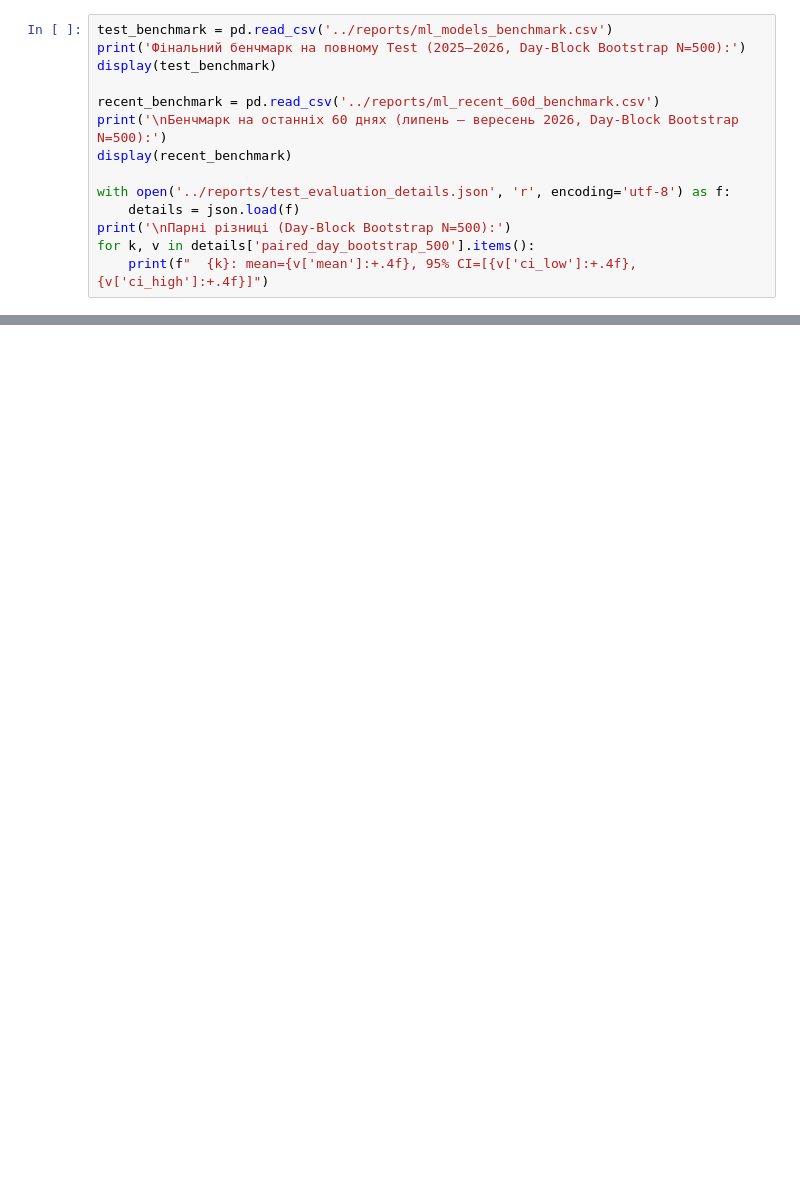
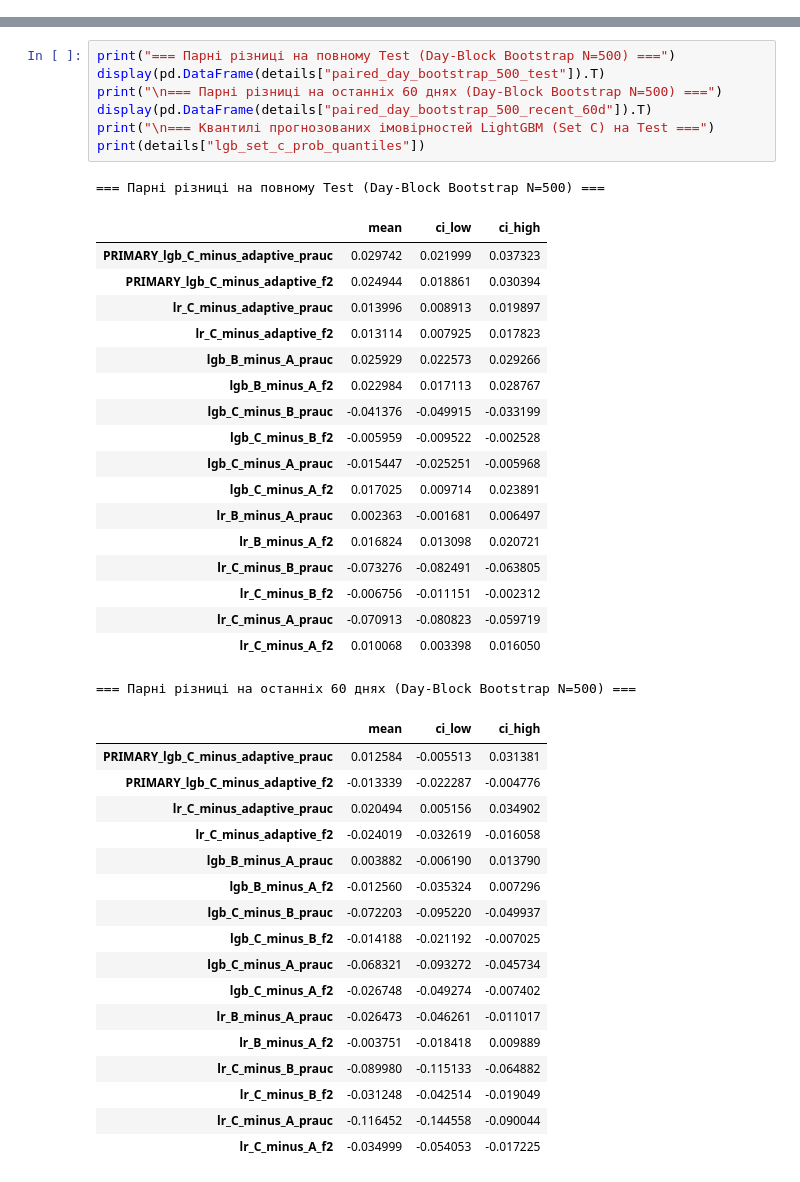
Before and after one commit to Yaroo-a/ukrainian-air-raid-sirens-analysis, a Jupyter notebook: notebooks/05_ml_forecasting_experiment.ipynb, the cells around one changed output, grey strips where cells are left out. Cells and saved outputs as stored; diff of their text form; blank space fills up the shorter version.

```diff
--- a/notebooks/05_ml_forecasting_experiment.ipynb
+++ b/notebooks/05_ml_forecasting_experiment.ipynb
@@ -72,14 +0,0 @@ display(Image('../reports/figures/09_threshold_tuning_f2.png'))
-# %%
-test_benchmark = pd.read_csv('../reports/ml_models_benchmark.csv')
-print('Фінальний бенчмарк на повному Test (2025–2026, Day-Block Bootstrap N=500):')
-display(test_benchmark)
-
-recent_benchmark = pd.read_csv('../reports/ml_recent_60d_benchmark.csv')
-print('\nБенчмарк на останніх 60 днях (липень – вересень 2026, Day-Block Bootstrap N=500):')
-display(recent_benchmark)
-
-with open('../reports/test_evaluation_details.json', 'r', encoding='utf-8') as f:
-    details = json.load(f)
-print('\nПарні різниці (Day-Block Bootstrap N=500):')
-for k, v in details['paired_day_bootstrap_500'].items():
-    print(f"  {k}: mean={v['mean']:+.4f}, 95% CI=[{v['ci_low']:+.4f}, {v['ci_high']:+.4f}]")
@@ -148,0 +69,44 @@ display(Image('../reports/figures/11_feature_importance_lightgbm.png'))
+# %%
+print("=== Парні різниці на повному Test (Day-Block Bootstrap N=500) ===")
+display(pd.DataFrame(details["paired_day_bootstrap_500_test"]).T)
+print("\n=== Парні різниці на останніх 60 днях (Day-Block Bootstrap N=500) ===")
+display(pd.DataFrame(details["paired_day_bootstrap_500_recent_60d"]).T)
+print("\n=== Квантилі прогнозованих імовірностей LightGBM (Set C) на Test ===")
+print(details["lgb_set_c_prob_quantiles"])
+# %% [output]
+=== Парні різниці на повному Test (Day-Block Bootstrap N=500) ===
+|  | mean | ci_low | ci_high |
+| PRIMARY_lgb_C_minus_adaptive_prauc | 0.029742 | 0.021999 | 0.037323 |
+| PRIMARY_lgb_C_minus_adaptive_f2 | 0.024944 | 0.018861 | 0.030394 |
+| lr_C_minus_adaptive_prauc | 0.013996 | 0.008913 | 0.019897 |
+| lr_C_minus_adaptive_f2 | 0.013114 | 0.007925 | 0.017823 |
+| lgb_B_minus_A_prauc | 0.025929 | 0.022573 | 0.029266 |
+| lgb_B_minus_A_f2 | 0.022984 | 0.017113 | 0.028767 |
+| lgb_C_minus_B_prauc | -0.041376 | -0.049915 | -0.033199 |
+| lgb_C_minus_B_f2 | -0.005959 | -0.009522 | -0.002528 |
+| lgb_C_minus_A_prauc | -0.015447 | -0.025251 | -0.005968 |
+| lgb_C_minus_A_f2 | 0.017025 | 0.009714 | 0.023891 |
+| lr_B_minus_A_prauc | 0.002363 | -0.001681 | 0.006497 |
+| lr_B_minus_A_f2 | 0.016824 | 0.013098 | 0.020721 |
+| lr_C_minus_B_prauc | -0.073276 | -0.082491 | -0.063805 |
+| lr_C_minus_B_f2 | -0.006756 | -0.011151 | -0.002312 |
+| lr_C_minus_A_prauc | -0.070913 | -0.080823 | -0.059719 |
+| lr_C_minus_A_f2 | 0.010068 | 0.003398 | 0.016050 |
+=== Парні різниці на останніх 60 днях (Day-Block Bootstrap N=500) ===
+|  | mean | ci_low | ci_high |
+| PRIMARY_lgb_C_minus_adaptive_prauc | 0.012584 | -0.005513 | 0.031381 |
+| PRIMARY_lgb_C_minus_adaptive_f2 | -0.013339 | -0.022287 | -0.004776 |
+| lr_C_minus_adaptive_prauc | 0.020494 | 0.005156 | 0.034902 |
+| lr_C_minus_adaptive_f2 | -0.024019 | -0.032619 | -0.016058 |
+| lgb_B_minus_A_prauc | 0.003882 | -0.006190 | 0.013790 |
+| lgb_B_minus_A_f2 | -0.012560 | -0.035324 | 0.007296 |
+| lgb_C_minus_B_prauc | -0.072203 | -0.095220 | -0.049937 |
+| lgb_C_minus_B_f2 | -0.014188 | -0.021192 | -0.007025 |
+| lgb_C_minus_A_prauc | -0.068321 | -0.093272 | -0.045734 |
+| lgb_C_minus_A_f2 | -0.026748 | -0.049274 | -0.007402 |
+| lr_B_minus_A_prauc | -0.026473 | -0.046261 | -0.011017 |
+| lr_B_minus_A_f2 | -0.003751 | -0.018418 | 0.009889 |
+| lr_C_minus_B_prauc | -0.089980 | -0.115133 | -0.064882 |
+| lr_C_minus_B_f2 | -0.031248 | -0.042514 | -0.019049 |
+| lr_C_minus_A_prauc | -0.116452 | -0.144558 | -0.090044 |
+| lr_C_minus_A_f2 | -0.034999 | -0.054053 | -0.017225 |
```
Also changed, not shown: parts of 24 cells of this notebook, 25 other files.
